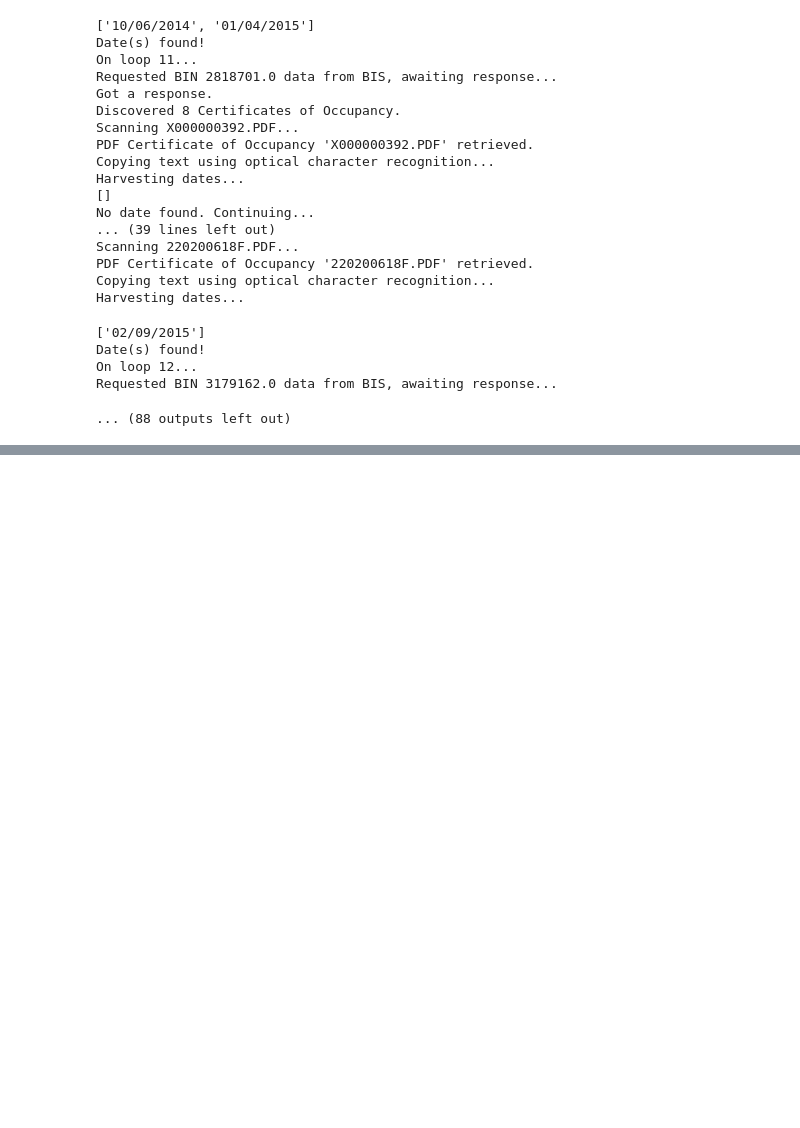
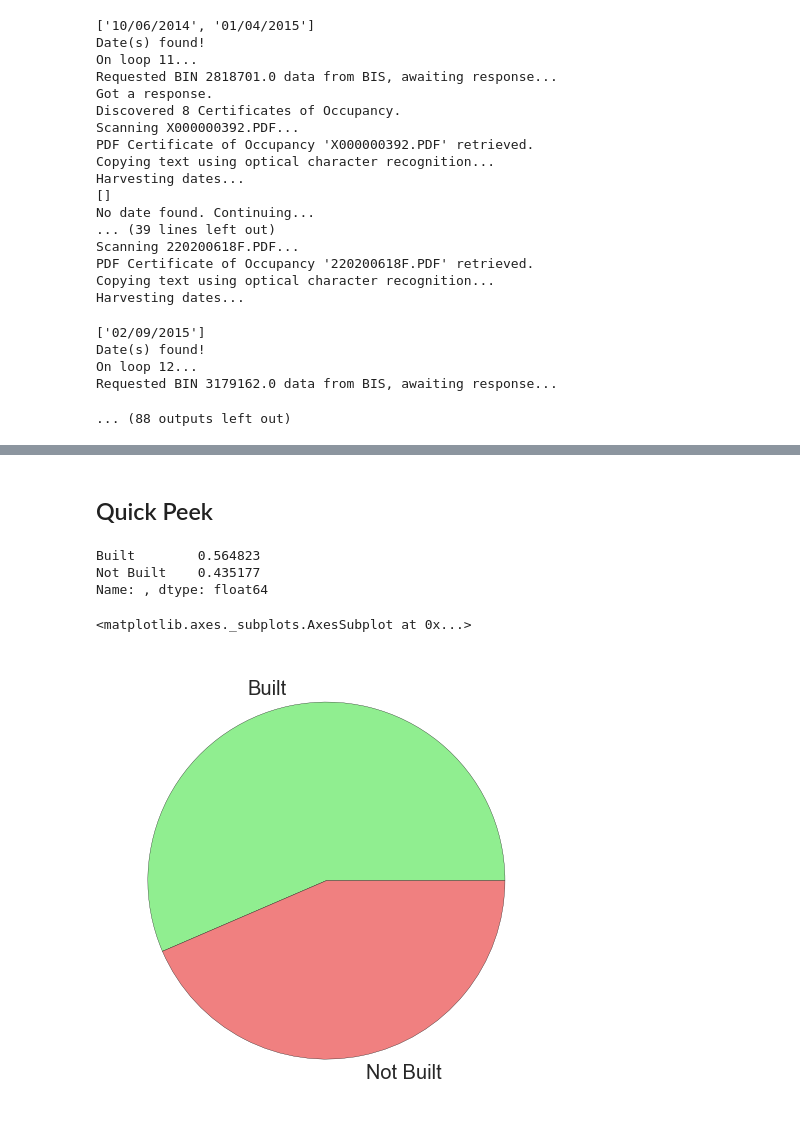
Before and after one commit to techelo/nyc-construction-timeline, a Jupyter notebook: Permit-to-Occupancy Processing.ipynb, the cells around one changed output, grey strips where cells are left out. Saved outputs shown, nothing was run; the diff lists cells and outputs as text; code cells hidden in the pictures; blank space fills up the shorter version.

```diff
--- a/Permit-to-Occupancy Processing.ipynb
+++ b/Permit-to-Occupancy Processing.ipynb
@@ -709,0 +1016,2 @@ leg_2014 = co_run(permits_2014)
+# %% [markdown]
+## Quick Peek
@@ -709,0 +1022,17 @@ leg_2014 = co_run(permits_2014)
+# %%
+permits_sample = pd.read_csv("permit_sample.csv")
+# %%
+full_pier = permits_sample['Build Time'].map(lambda v: pd.isnull(v)).value_counts()
+full_pier.index = ['Built', 'Not Built']
+full_pier.name = ''
+# %%
+full_pier / full_pier.sum()
+# %% [output]
+Built        0.564823
+Not Built    0.435177
+Name: , dtype: float64
+# %%
+full_pier.plot(kind='pie', figsize=(8,8), fontsize=20, colors=('lightgreen', 'lightcoral')) # title='August 2013 Newly Permitted Construction')
+# %% [output]
+<matplotlib.axes._subplots.AxesSubplot at 0x...>
+[figure, added]
```
Also changed, not shown: parts of 26 cells of this notebook, 7 other files.
